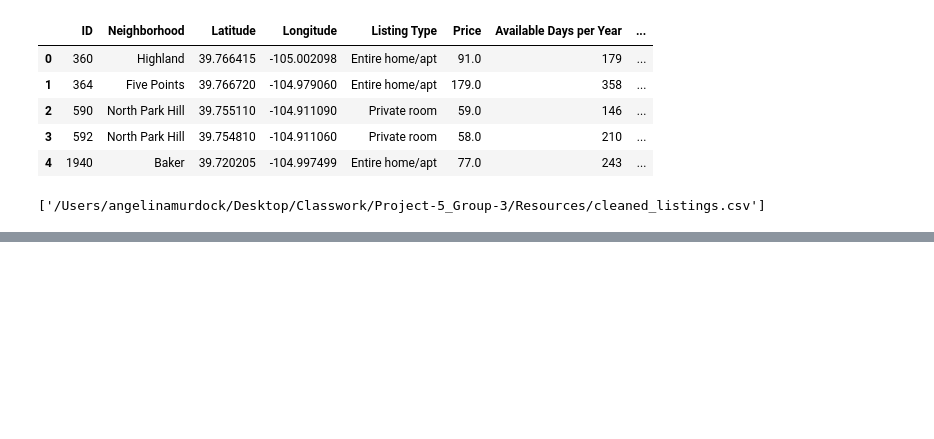
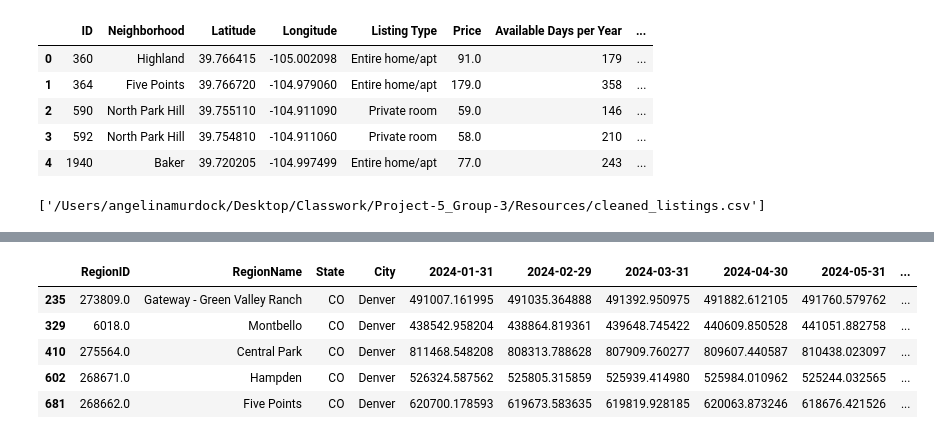
Before and after one commit to kanchanratan1980/Project-5_Group-3, a Jupyter notebook: airbnb.ipynb, the cells around one changed output, grey strips where cells are left out. Drawn from its saved outputs; the diff is of its cells as text; code cells hidden in the pictures; blank space fills up the shorter version.

```diff
--- a/airbnb.ipynb
+++ b/airbnb.ipynb
@@ -167,0 +191,11 @@ with open("Resources/listings.json", "w") as json_file:
+# %%
+# Pull only the data for Denver
+denver_real_estate_neighborhood_df = real_estate_neighborhood_df.query("City == 'Denver'")
+denver_real_estate_neighborhood_df.head()
+# %% [output]
+|  | RegionID | RegionName | State | City | 2024-01-31 | 2024-02-29 | 2024-03-31 | 2024-04-30 | 2024-05-31 | ... |
+| 235 | 273809.0 | Gateway - Green Valley Ranch | CO | Denver | 491007.161995 | 491035.364888 | 491392.950975 | 491882.612105 | 491760.579762 | ... |
+| 329 | 6018.0 | Montbello | CO | Denver | 438542.958204 | 438864.819361 | 439648.745422 | 440609.850528 | 441051.882758 | ... |
+| 410 | 275564.0 | Central Park | CO | Denver | 811468.548208 | 808313.788628 | 807909.760277 | 809607.440587 | 810438.023097 | ... |
+| 602 | 268671.0 | Hampden | CO | Denver | 526324.587562 | 525805.315859 | 525939.414980 | 525984.010962 | 525244.032565 | ... |
+| 681 | 268662.0 | Five Points | CO | Denver | 620700.178593 | 619673.583635 | 619819.928185 | 620063.873246 | 618676.421526 | ... |
```
Also changed, not shown: parts of 10 cells of this notebook, 9 other files.
